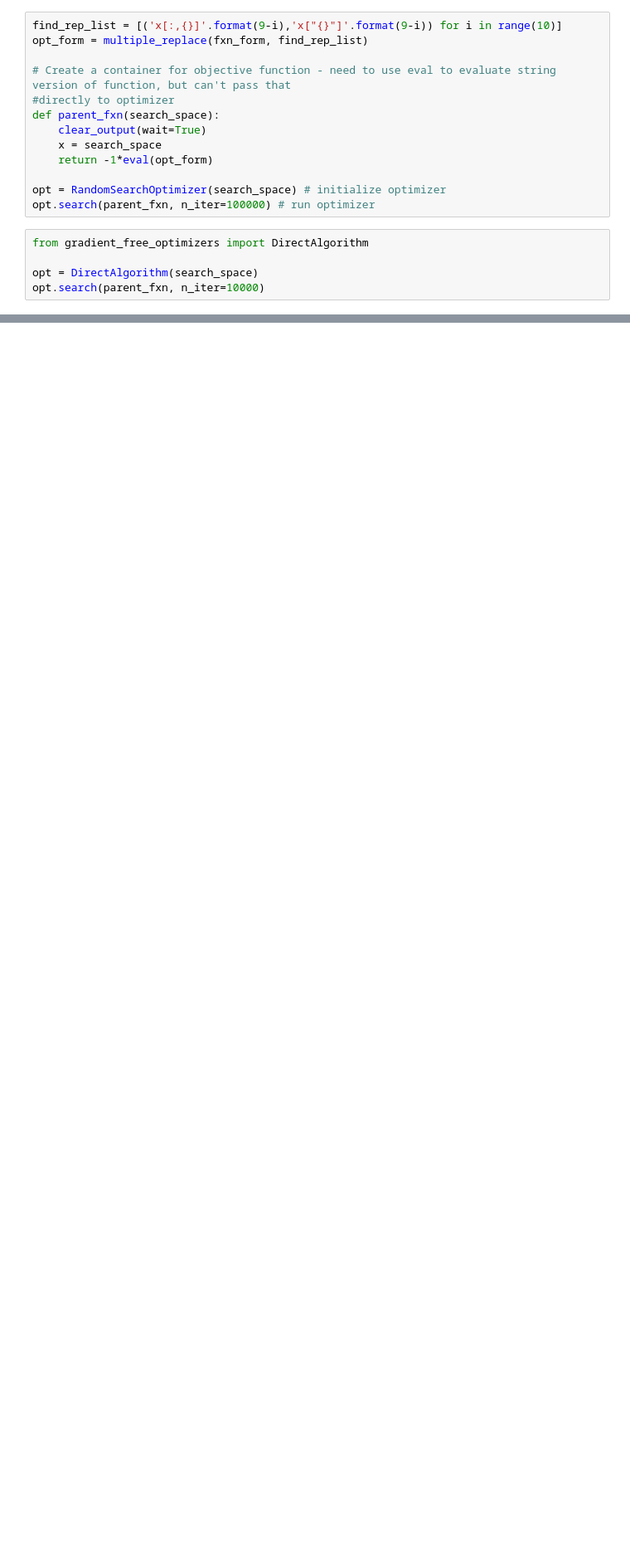
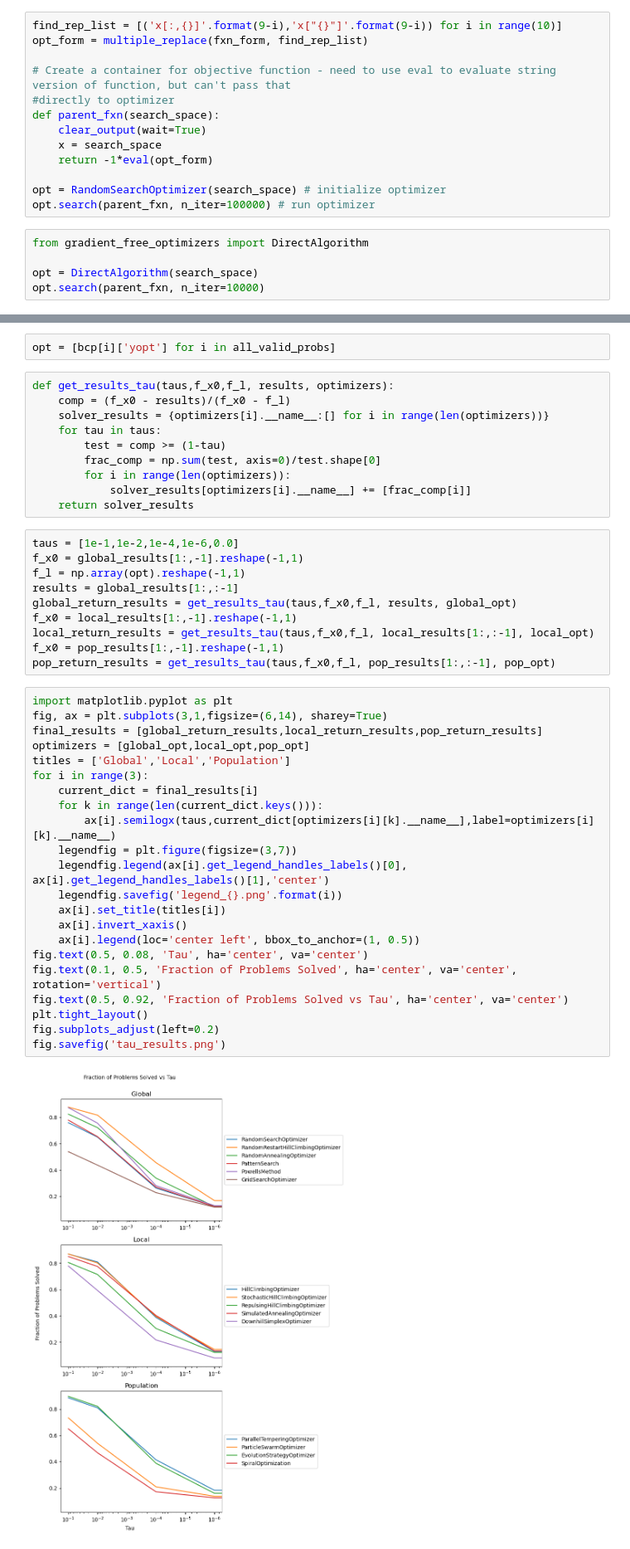
Before and after one commit to ltimmerman3/ProcSys_Project, a Jupyter notebook: optimization_benchmark/group_src/sample-valid-problems.ipynb, the cells around one changed output, grey strips where cells are left out. Shown: that part at 83% size. Drawn from its saved outputs; the diff is of its cells as text; blank space fills up the shorter version.

```diff
--- a/optimization_benchmark/group_src/sample-valid-problems.ipynb
+++ b/optimization_benchmark/group_src/sample-valid-problems.ipynb
@@ -641,0 +664,46 @@ opt.search(parent_fxn, n_iter=10000)
+# %%
+opt = [bcp[i]['yopt'] for i in all_valid_probs]
+# %%
+def get_results_tau(taus,f_x0,f_l, results, optimizers):
+    comp = (f_x0 - results)/(f_x0 - f_l)
+    solver_results = {optimizers[i].__name__:[] for i in range(len(optimizers))}
+    for tau in taus:
+        test = comp >= (1-tau)
+        frac_comp = np.sum(test, axis=0)/test.shape[0]
+        for i in range(len(optimizers)):
+            solver_results[optimizers[i].__name__] += [frac_comp[i]]
+    return solver_results
+# %%
+taus = [1e-1,1e-2,1e-4,1e-6,0.0]
+f_x0 = global_results[1:,-1].reshape(-1,1)
+f_l = np.array(opt).reshape(-1,1)
+results = global_results[1:,:-1]
+global_return_results = get_results_tau(taus,f_x0,f_l, results, global_opt)
+f_x0 = local_results[1:,-1].reshape(-1,1)
+local_return_results = get_results_tau(taus,f_x0,f_l, local_results[1:,:-1], local_opt)
+f_x0 = pop_results[1:,-1].reshape(-1,1)
+pop_return_results = get_results_tau(taus,f_x0,f_l, pop_results[1:,:-1], pop_opt)
+# %%
+import matplotlib.pyplot as plt
+fig, ax = plt.subplots(3,1,figsize=(6,14), sharey=True)
+final_results = [global_return_results,local_return_results,pop_return_results]
+optimizers = [global_opt,local_opt,pop_opt]
+titles = ['Global','Local','Population']
+for i in range(3):
+    current_dict = final_results[i]
+    for k in range(len(current_dict.keys())):
+        ax[i].semilogx(taus,current_dict[optimizers[i][k].__name__],label=optimizers[i][k].__name__)
+    legendfig = plt.figure(figsize=(3,7))
+    legendfig.legend(ax[i].get_legend_handles_labels()[0], ax[i].get_legend_handles_labels()[1],'center')
+    legendfig.savefig('legend_{}.png'.format(i))
+    ax[i].set_title(titles[i])
+    ax[i].invert_xaxis()
+    ax[i].legend(loc='center left', bbox_to_anchor=(1, 0.5))
+fig.text(0.5, 0.08, 'Tau', ha='center', va='center')
+fig.text(0.1, 0.5, 'Fraction of Problems Solved', ha='center', va='center', rotation='vertical')
+fig.text(0.5, 0.92, 'Fraction of Problems Solved vs Tau', ha='center', va='center')
+plt.tight_layout()
+fig.subplots_adjust(left=0.2)
+fig.savefig('tau_results.png')
+# %% [output]
+[figure, added]
```
Also changed, not shown: parts of 16 cells of this notebook, 15 other files.
